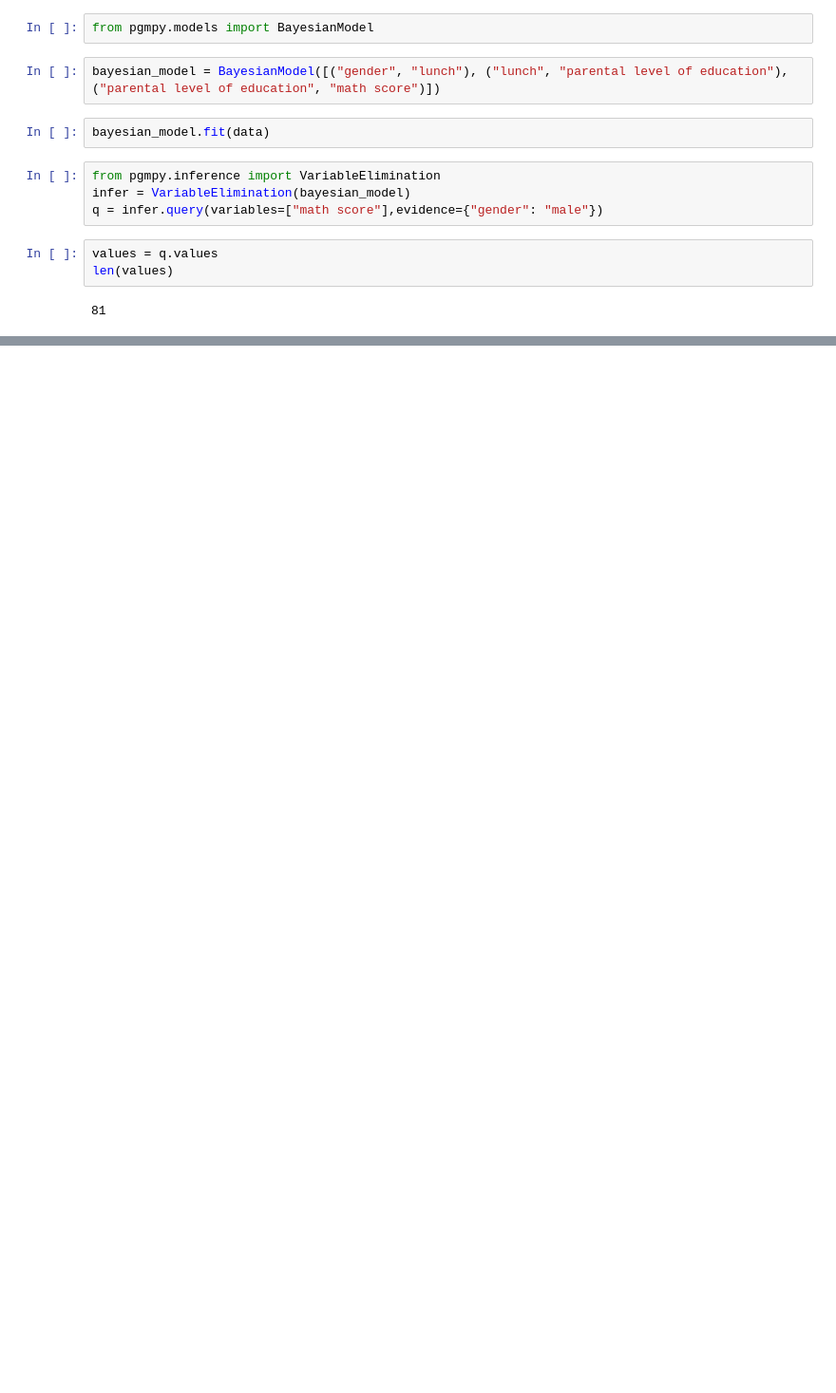
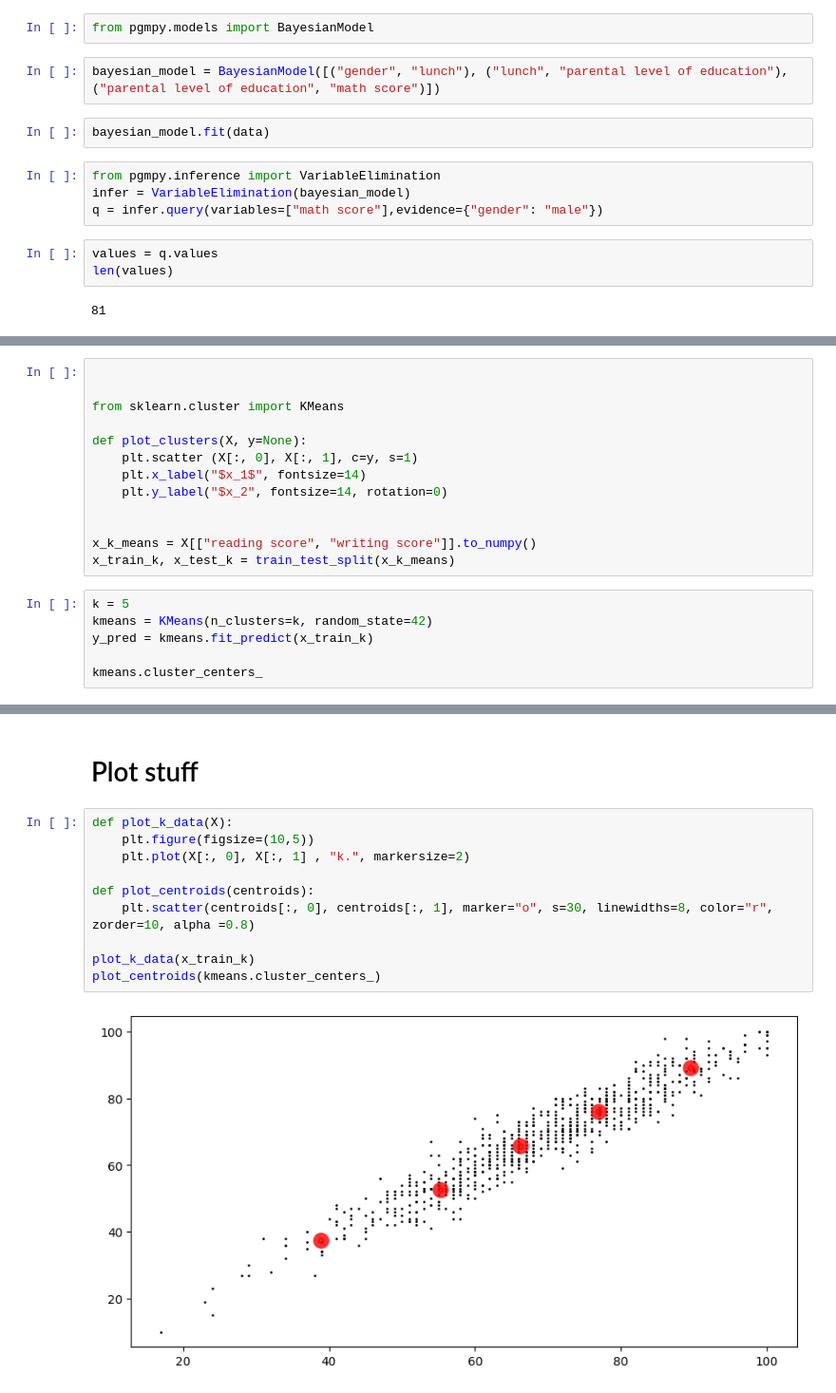
Before and after one commit to lascha212/F21DL, a Jupyter notebook: labs.ipynb, the cells around one changed output, grey strips where cells are left out. Shown at 95% size. Cells and saved outputs as stored; diff of their text form; blank space fills up the shorter version.

```diff
--- a/labs.ipynb
+++ b/labs.ipynb
@@ -456,0 +466,19 @@ plt.scatter(range(0, 81), values)
+# %%
+
+
+from sklearn.cluster import KMeans
+
+def plot_clusters(X, y=None):
+    plt.scatter (X[:, 0], X[:, 1], c=y, s=1)
+    plt.x_label("$x_1$", fontsize=14)
+    plt.y_label("$x_2", fontsize=14, rotation=0)
+
+
+x_k_means = X[["reading score", "writing score"]].to_numpy()
+x_train_k, x_test_k = train_test_split(x_k_means)
+# %%
+k = 5
+kmeans = KMeans(n_clusters=k, random_state=42)
+y_pred = kmeans.fit_predict(x_train_k)
+
+kmeans.cluster_centers_
@@ -456,0 +511,14 @@ plt.scatter(range(0, 81), values)
+# %% [markdown]
+# Plot stuff
+# %%
+def plot_k_data(X):
+    plt.figure(figsize=(10,5))
+    plt.plot(X[:, 0], X[:, 1] , "k.", markersize=2)
+
+def plot_centroids(centroids):
+    plt.scatter(centroids[:, 0], centroids[:, 1], marker="o", s=30, linewidths=8, color="r", zorder=10, alpha =0.8)
+
+plot_k_data(x_train_k)
+plot_centroids(kmeans.cluster_centers_)
+# %% [output]
+[figure, added]
```
Also changed, not shown: parts of 31 cells of this notebook.
